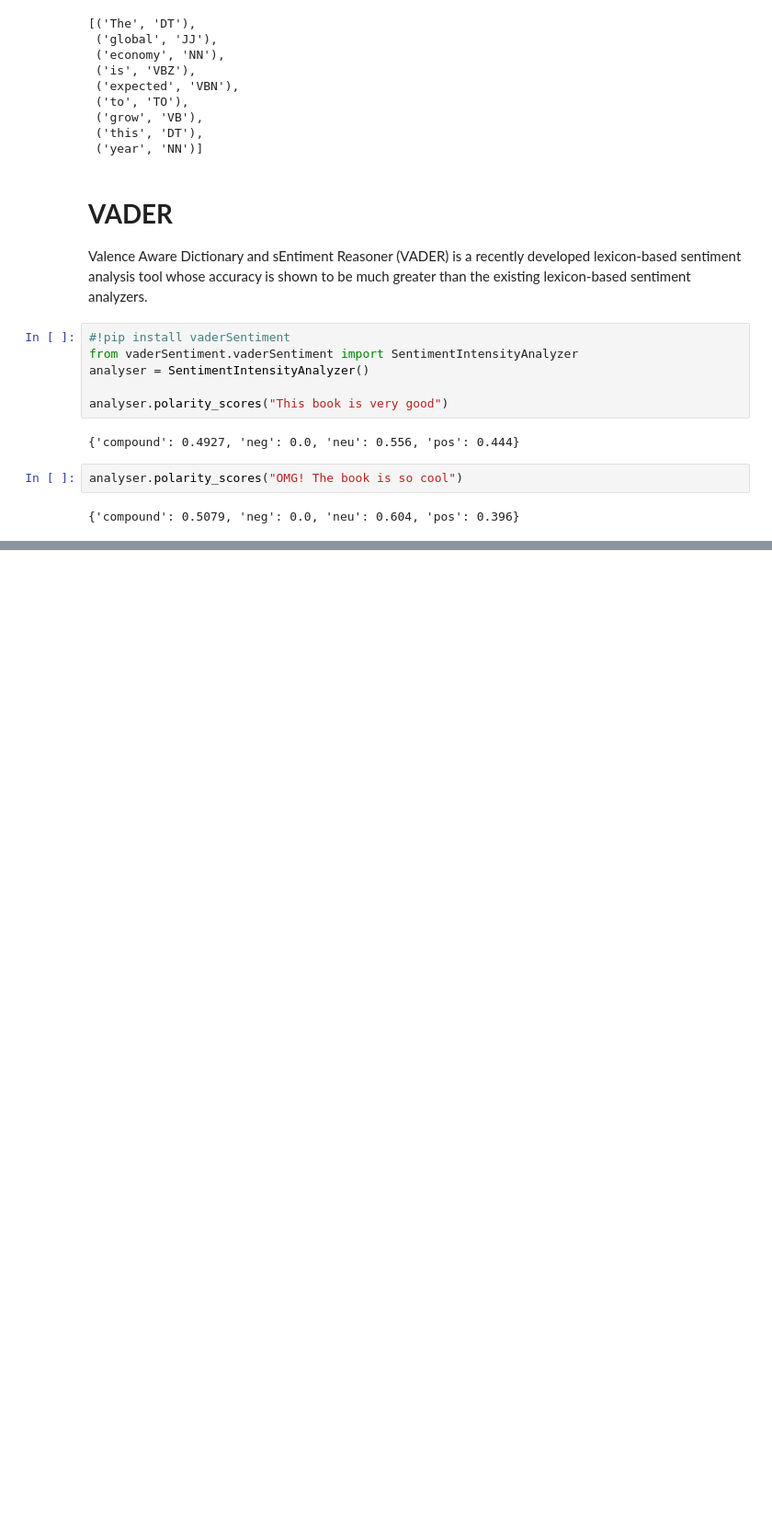
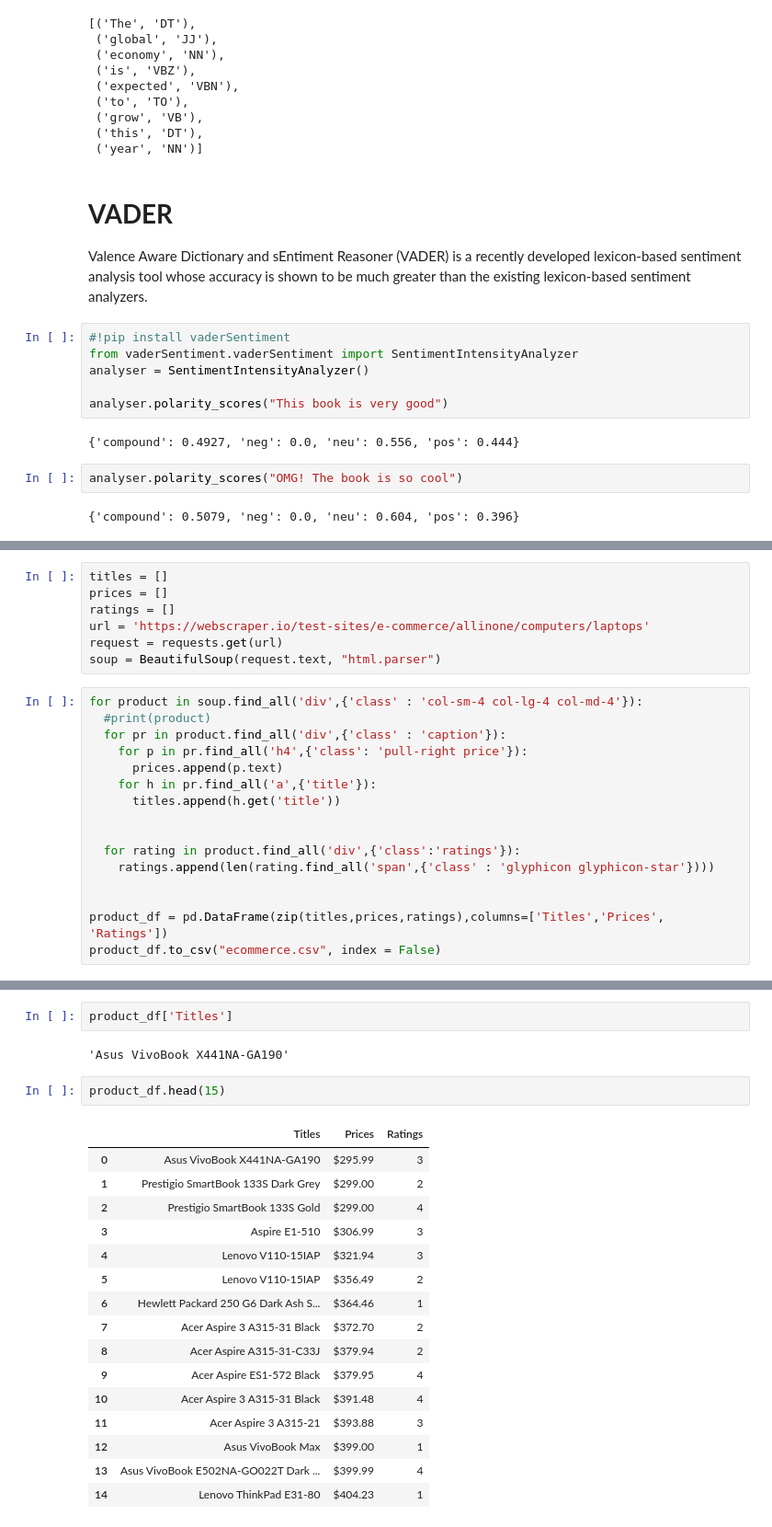
Before and after one commit to amazingashis/Natural-Language-Processing, a Jupyter notebook: Practical_Assignment_I_Ashish_Adhikari.ipynb, the cells around one changed output, grey strips where cells are left out. Shown at 92% size. Cells and saved outputs as stored; diff of their text form; blank space fills up the shorter version.

```diff
--- a/Practical_Assignment_I_Ashish_Adhikari.ipynb
+++ b/Practical_Assignment_I_Ashish_Adhikari.ipynb
@@ -240,0 +247,23 @@ analyser.polarity_scores("OMG! The book is so cool")
+# %%
+titles = []
+prices = []
+ratings = []
+url = 'https://webscraper.io/test-sites/e-commerce/allinone/computers/laptops'
+request = requests.get(url)
+soup = BeautifulSoup(request.text, "html.parser")
+# %%
+for product in soup.find_all('div',{'class' : 'col-sm-4 col-lg-4 col-md-4'}):
+  #print(product)
+  for pr in product.find_all('div',{'class' : 'caption'}):
+    for p in pr.find_all('h4',{'class': 'pull-right price'}):
+      prices.append(p.text)
+    for h in pr.find_all('a',{'title'}):
+      titles.append(h.get('title'))
+
+
+  for rating in product.find_all('div',{'class':'ratings'}):
+    ratings.append(len(rating.find_all('span',{'class' : 'glyphicon glyphicon-star'})))
+
+
+product_df = pd.DataFrame(zip(titles,prices,ratings),columns=['Titles','Prices', 'Ratings'])
+product_df.to_csv("ecommerce.csv", index = False)
@@ -240,0 +288,23 @@ analyser.polarity_scores("OMG! The book is so cool")
+# %%
+product_df['Titles']
+# %% [output]
+'Asus VivoBook X441NA-GA190'
+# %%
+product_df.head(15)
+# %% [output]
+|  | Titles | Prices | Ratings |
+| 0 | Asus VivoBook X441NA-GA190 | $295.99 | 3 |
+| 1 | Prestigio SmartBook 133S Dark Grey | $299.00 | 2 |
+| 2 | Prestigio SmartBook 133S Gold | $299.00 | 4 |
+| 3 | Aspire E1-510 | $306.99 | 3 |
+| 4 | Lenovo V110-15IAP | $321.94 | 3 |
+| 5 | Lenovo V110-15IAP | $356.49 | 2 |
+| 6 | Hewlett Packard 250 G6 Dark Ash S... | $364.46 | 1 |
+| 7 | Acer Aspire 3 A315-31 Black | $372.70 | 2 |
+| 8 | Acer Aspire A315-31-C33J | $379.94 | 2 |
+| 9 | Acer Aspire ES1-572 Black | $379.95 | 4 |
+| 10 | Acer Aspire 3 A315-31 Black | $391.48 | 4 |
+| 11 | Acer Aspire 3 A315-21 | $393.88 | 3 |
+| 12 | Asus VivoBook Max | $399.00 | 1 |
+| 13 | Asus VivoBook E502NA-GO022T Dark ... | $399.99 | 4 |
+| 14 | Lenovo ThinkPad E31-80 | $404.23 | 1 |
```
Also changed, not shown: parts of 4 cells of this notebook.
